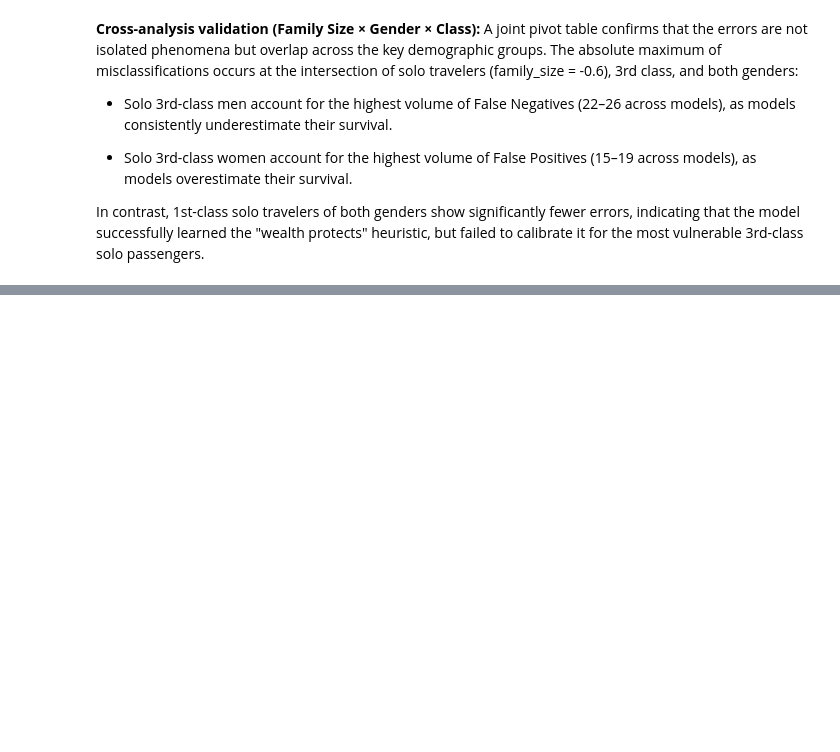
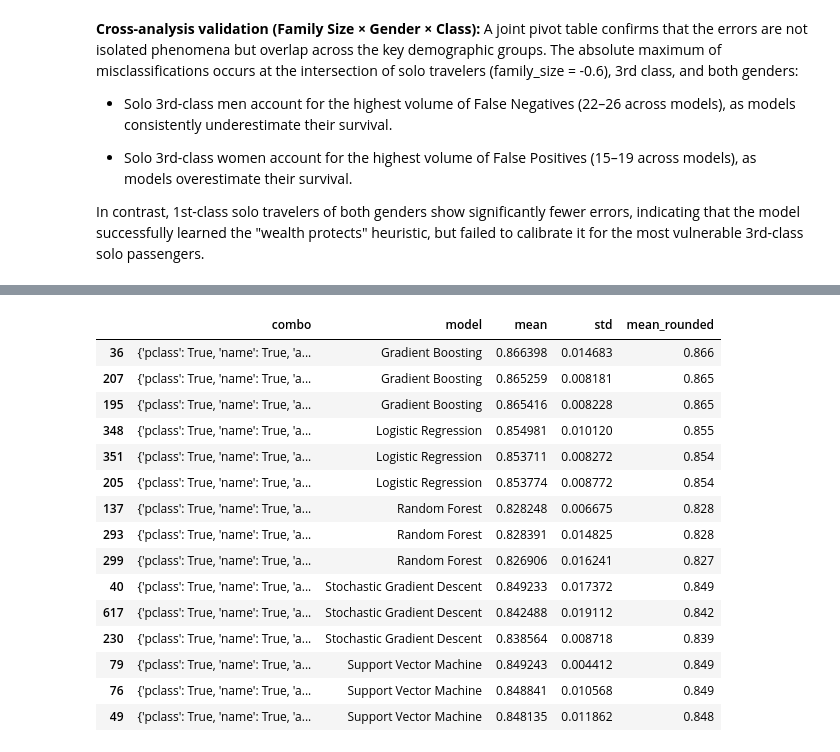
Before and after one commit to SpaceMakerc/Titanic---Machine-Learning-from-Disaster, a Jupyter notebook: titanic.ipynb, the cells around one changed output, grey strips where cells are left out. Drawn from its saved outputs; the diff is of its cells as text; code cells hidden in the pictures; blank space fills up the shorter version.

```diff
--- a/titanic.ipynb
+++ b/titanic.ipynb
@@ -1549,0 +1711,26 @@ In contrast, 1st-class solo travelers of both genders show significantly fewer e
+# %%
+selected_features["mean_rounded"] = selected_features["mean"].round(3)
+top_3_per_model = (
+    results_df.sort_values(by=["model", "mean_rounded", "std"], ascending=[True, False, True])
+    .groupby("model", group_keys=False)
+    .head(3)
+)
+# %%
+top_3_per_model
+# %% [output]
+|  | combo | model | mean | std | mean_rounded |
+| 36 | {'pclass': True, 'name': True, 'a... | Gradient Boosting | 0.866398 | 0.014683 | 0.866 |
+| 207 | {'pclass': True, 'name': True, 'a... | Gradient Boosting | 0.865259 | 0.008181 | 0.865 |
+| 195 | {'pclass': True, 'name': True, 'a... | Gradient Boosting | 0.865416 | 0.008228 | 0.865 |
+| 348 | {'pclass': True, 'name': True, 'a... | Logistic Regression | 0.854981 | 0.010120 | 0.855 |
+| 351 | {'pclass': True, 'name': True, 'a... | Logistic Regression | 0.853711 | 0.008272 | 0.854 |
+| 205 | {'pclass': True, 'name': True, 'a... | Logistic Regression | 0.853774 | 0.008772 | 0.854 |
+| 137 | {'pclass': True, 'name': True, 'a... | Random Forest | 0.828248 | 0.006675 | 0.828 |
+| 293 | {'pclass': True, 'name': True, 'a... | Random Forest | 0.828391 | 0.014825 | 0.828 |
+| 299 | {'pclass': True, 'name': True, 'a... | Random Forest | 0.826906 | 0.016241 | 0.827 |
+| 40 | {'pclass': True, 'name': True, 'a... | Stochastic Gradient Descent | 0.849233 | 0.017372 | 0.849 |
+| 617 | {'pclass': True, 'name': True, 'a... | Stochastic Gradient Descent | 0.842488 | 0.019112 | 0.842 |
+| 230 | {'pclass': True, 'name': True, 'a... | Stochastic Gradient Descent | 0.838564 | 0.008718 | 0.839 |
+| 79 | {'pclass': True, 'name': True, 'a... | Support Vector Machine | 0.849243 | 0.004412 | 0.849 |
+| 76 | {'pclass': True, 'name': True, 'a... | Support Vector Machine | 0.848841 | 0.010568 | 0.849 |
+| 49 | {'pclass': True, 'name': True, 'a... | Support Vector Machine | 0.848135 | 0.011862 | 0.848 |
```
Also changed, not shown: parts of 8 cells of this notebook.
